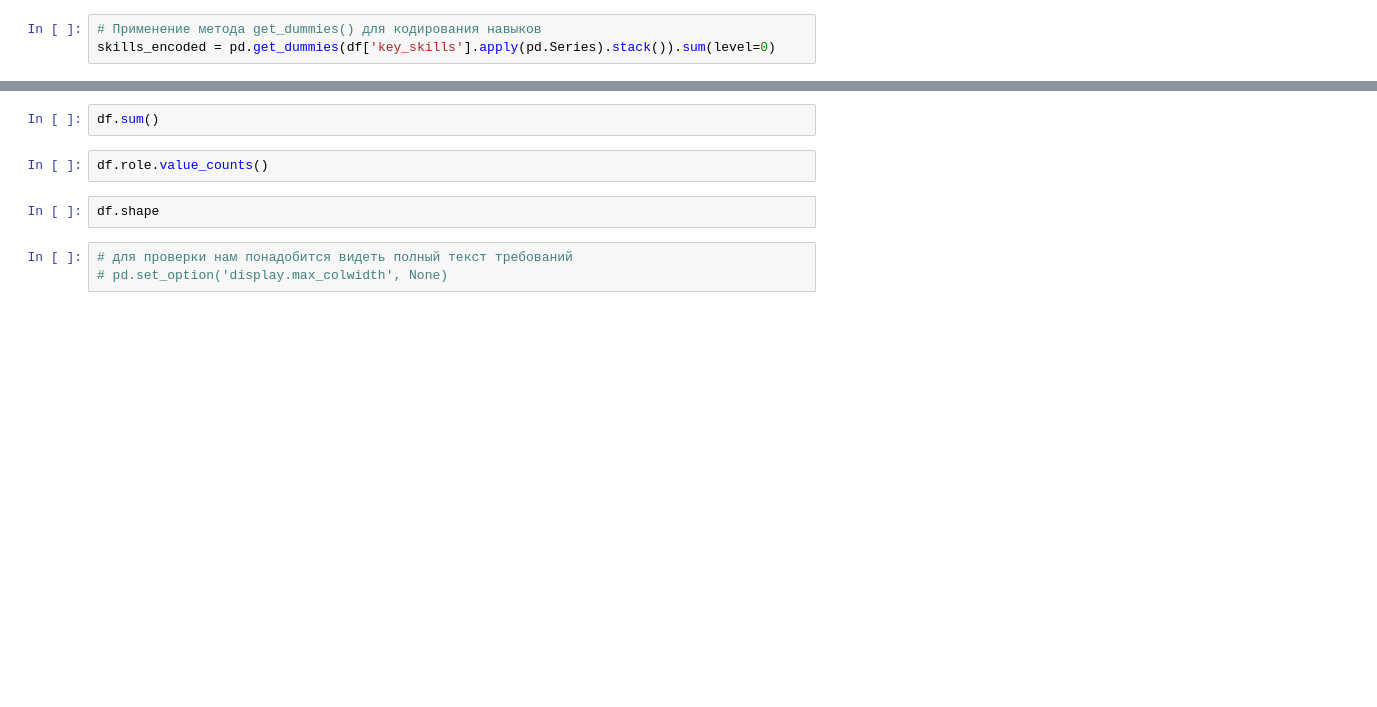
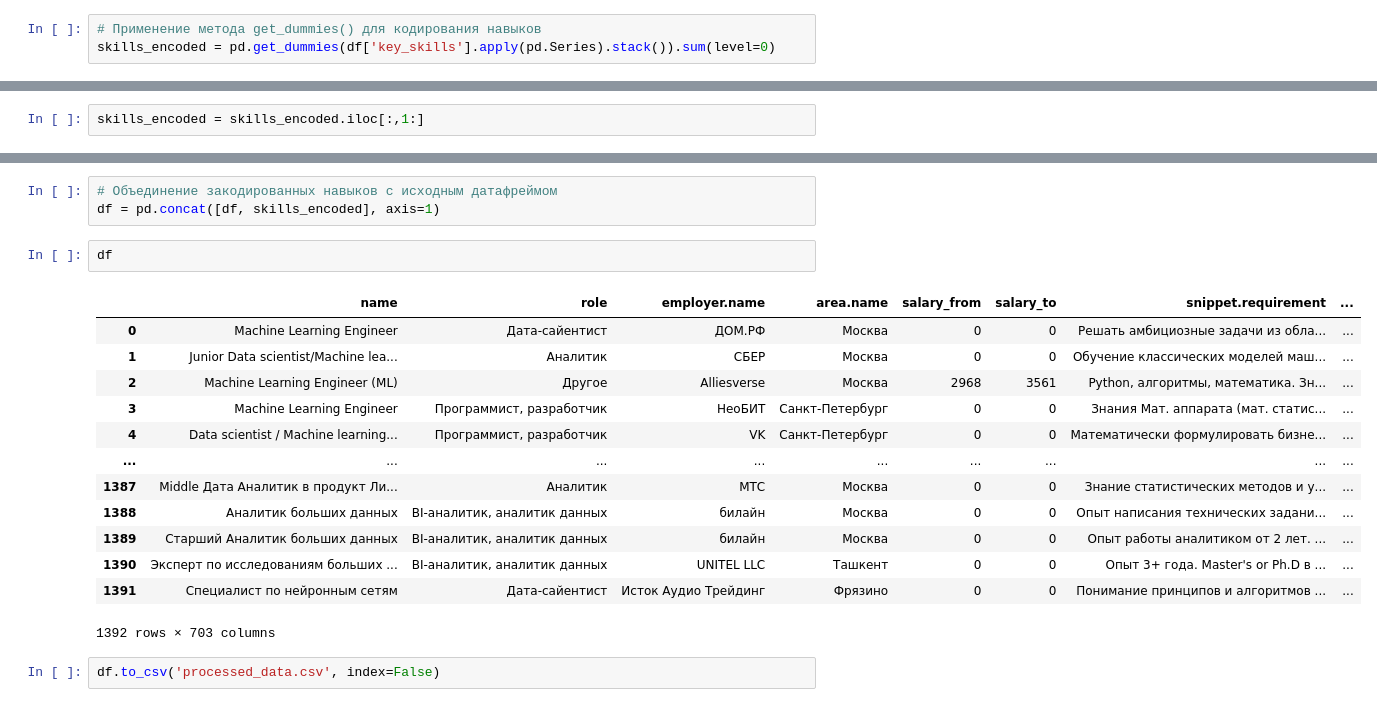
Before and after one commit to Lerrale/DE_vacancy_analysis, a Jupyter notebook: Job_Analysis_3_Data_processing.ipynb, the cells around one changed output, grey strips where cells are left out. Drawn from its saved outputs; the diff is of its cells as text; blank space fills up the shorter version.

Commit message:
key_skills processed

```diff
--- a/Job_Analysis_3_Data_processing.ipynb
+++ b/Job_Analysis_3_Data_processing.ipynb
@@ -107,2 +118,4 @@ skills_encoded
+# %%
+skills_encoded = skills_encoded.iloc[:,1:]
 # %%
 df.shape
@@ -119,9 +203,21 @@ df.head(7)
-# %%
-df.sum()
-# %%
-df.role.value_counts()
-# %%
-df.shape
-# %%
-# для проверки нам понадобится видеть полный текст требований
-# pd.set_option('display.max_colwidth', None)
+# %%
+# Объединение закодированных навыков с исходным датафреймом
+df = pd.concat([df, skills_encoded], axis=1)
+# %%
+df
+# %% [output]
+|  | name | role | employer.name | area.name | salary_from | salary_to | snippet.requirement | ... |
+| 0 | Machine Learning Engineer | Дата-сайентист | ДОМ.РФ | Москва | 0 | 0 | Решать амбициозные задачи из обла... | ... |
+| 1 | Junior Data scientist/Machine lea... | Аналитик | СБЕР | Москва | 0 | 0 | Обучение классических моделей маш... | ... |
+| 2 | Machine Learning Engineer (ML) | Другое | Alliesverse | Москва | 2968 | 3561 | Python, алгоритмы, математика. Зн... | ... |
+| 3 | Machine Learning Engineer | Программист, разработчик | НеоБИТ | Санкт-Петербург | 0 | 0 | Знания Мат. аппарата (мат. статис... | ... |
+| 4 | Data scientist / Machine learning... | Программист, разработчик | VK | Санкт-Петербург | 0 | 0 | Математически формулировать бизне... | ... |
+| ... | ... | ... | ... | ... | ... | ... | ... | ... |
+| 1387 | Middle Дата Аналитик в продукт Ли... | Аналитик | МТС | Москва | 0 | 0 | Знание статистических методов и у... | ... |
+| 1388 | Аналитик больших данных | BI-аналитик, аналитик данных | билайн | Москва | 0 | 0 | Опыт написания технических задани... | ... |
+| 1389 | Старший Аналитик больших данных | BI-аналитик, аналитик данных | билайн | Москва | 0 | 0 | Опыт работы аналитиком от 2 лет. ... | ... |
+| 1390 | Эксперт по исследованиям больших ... | BI-аналитик, аналитик данных | UNITEL LLC | Ташкент | 0 | 0 | Опыт 3+ года. Master's or Ph.D в ... | ... |
+| 1391 | Специалист по нейронным сетям | Дата-сайентист | Исток Аудио Трейдинг | Фрязино | 0 | 0 | Понимание принципов и алгоритмов ... | ... |
+1392 rows × 703 columns
+# %%
+df.to_csv('processed_data.csv', index=False)
```
Also changed, not shown: parts of 23 cells of this notebook, 1 other file.
